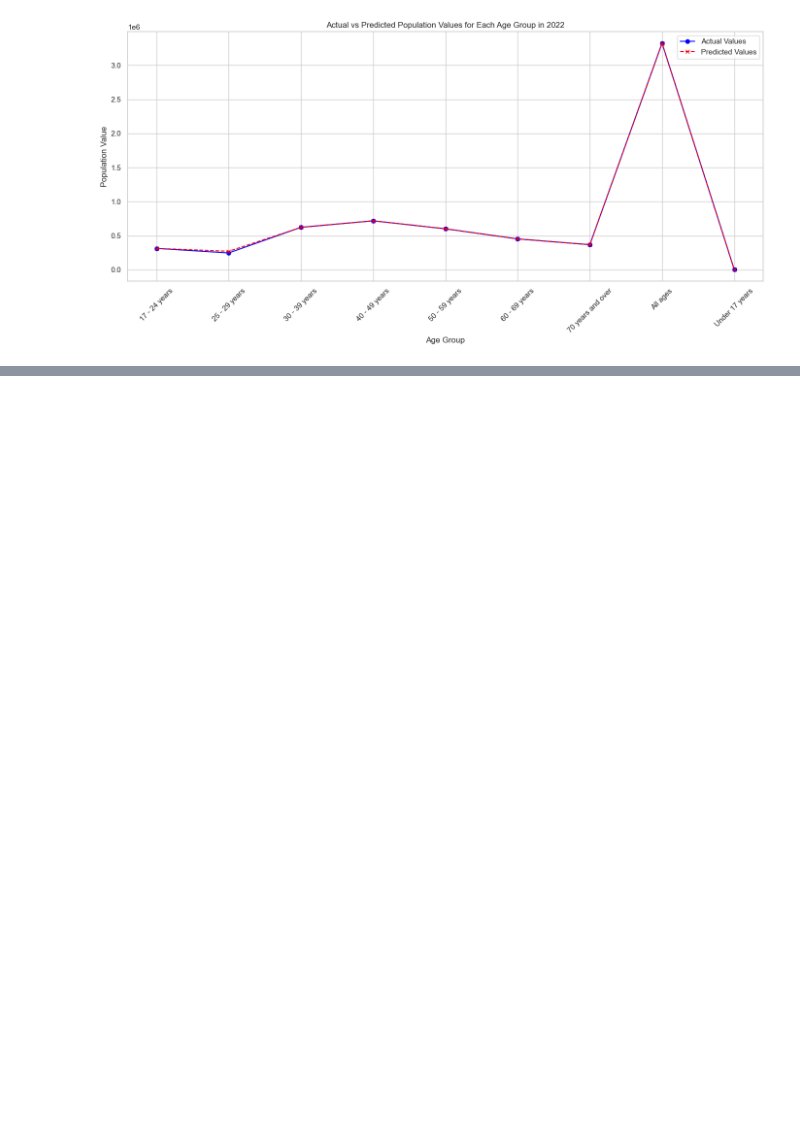
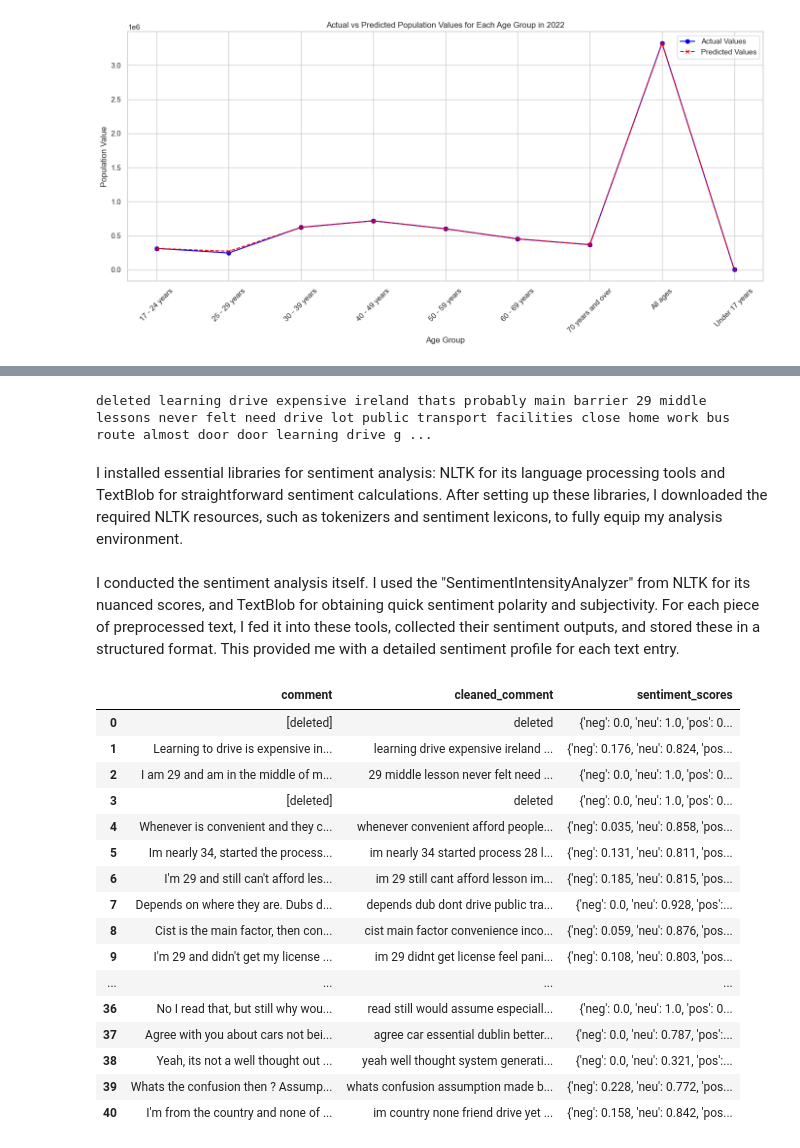
Before and after one commit to TunahanINCE/Current-Driving-Licences, a Jupyter notebook: Current_Driving_Licences.ipynb, the cells around one changed output, grey strips where cells are left out. Cells and saved outputs as stored; diff of their text form; code cells hidden in the pictures; blank space fills up the shorter version.

```diff
--- a/Current_Driving_Licences.ipynb
+++ b/Current_Driving_Licences.ipynb
@@ -2599,0 +2367,31 @@ plt.show()
+# %%
+import re
+from nltk.corpus import stopwords
+from nltk.stem import WordNetLemmatizer
+from nltk.tokenize import word_tokenize
+import nltk
+import pandas as pd
+
+# Gerekli NLTK bileşenlerini indirin (sadece ilk kez gereklidir)
+# nltk.download('punkt')
+# nltk.download('stopwords')
+# nltk.download('wordnet')
+
+# Ön işleme fonksiyonu
+def preprocess_text(text):
+    # Küçük harfe çevirme
+    text = text.lower()
+    # Noktalama işaretlerini kaldırma
+    text = re.sub(r'[^\w\s]', '', text)
+    # Stop words kaldırma
+    stop_words = set(stopwords.words('english'))
+    words = word_tokenize(text)
+    words = [word for word in words if word not in stop_words]
+    # Lemmatization
+    lemmatizer = WordNetLemmatizer()
+    words = [lemmatizer.lemmatize(word) for word in words]
+    return ' '.join(words)
+
+# Assuming 'comments_df' is a DataFrame with a column named 'text' containing the text data.
+comments_df['cleaned_comment'] = comments_df['comment'].apply(preprocess_text)
+print(comments_df['cleaned_comment'])
@@ -2599,0 +2416,14 @@ plt.show()
+# %%
+# Assuming comments_list is a list of comment strings:
+cleaned_comments = [preprocess_text(comment) for comment in comments_list]  # List comprehension to preprocess each comment
+
+# If you need to combine all comments into a single string:
+all_comments_string = ' '.join(cleaned_comments)
+print(all_comments_string)
+
+cleaned_text = preprocess_text(all_comments_string)
+print(cleaned_text)
+# %% [output]
+deleted learning drive expensive ireland thats probably main barrier 29 middle lessons never felt need drive lot public transport facilities close home work bus route almost door door learning drive g ...
+# %% [markdown]
+I installed essential libraries for sentiment analysis: NLTK for its language processing tools and TextBlob for straightforward sentiment calculations. After setting up these libraries, I downloaded the required NLTK resources, such as tokenizers and sentiment lexicons, to fully equip my analysis environment.
@@ -2599,0 +2442,34 @@ plt.show()
+# %% [markdown]
+I conducted the sentiment analysis itself. I used the "SentimentIntensityAnalyzer" from NLTK for its nuanced scores, and TextBlob for obtaining quick sentiment polarity and subjectivity. For each piece of preprocessed text, I fed it into these tools, collected their sentiment outputs, and stored these in a structured format. This provided me with a detailed sentiment profile for each text entry.
+# %%
+from nltk.sentiment import SentimentIntensityAnalyzer
+import pandas as pd
+from textblob import TextBlob
+
+
+# Assuming 'comments_df' is your DataFrame with a 'cleaned_text' column
+sia = SentimentIntensityAnalyzer()
+
+# Create a new column 'sentiment_scores' in your DataFrame
+comments_df['sentiment_scores'] = comments_df['cleaned_comment'].apply(lambda x: sia.polarity_scores(x))
+
+# Now, you can access sentiment scores for each text entry in the DataFrame
+comments_df
+# %% [output]
+|  | comment | cleaned_comment | sentiment_scores |
+| 0 | [deleted] | deleted | {'neg': 0.0, 'neu': 1.0, 'pos': 0... |
+| 1 | Learning to drive is expensive in... | learning drive expensive ireland ... | {'neg': 0.176, 'neu': 0.824, 'pos... |
+| 2 | I am 29 and am in the middle of m... | 29 middle lesson never felt need ... | {'neg': 0.0, 'neu': 1.0, 'pos': 0... |
+| 3 | [deleted] | deleted | {'neg': 0.0, 'neu': 1.0, 'pos': 0... |
+| 4 | Whenever is convenient and they c... | whenever convenient afford people... | {'neg': 0.035, 'neu': 0.858, 'pos... |
+| 5 | Im nearly 34, started the process... | im nearly 34 started process 28 l... | {'neg': 0.131, 'neu': 0.811, 'pos... |
+| 6 | I'm 29 and still can't afford les... | im 29 still cant afford lesson im... | {'neg': 0.185, 'neu': 0.815, 'pos... |
+| 7 | Depends on where they are. Dubs d... | depends dub dont drive public tra... | {'neg': 0.0, 'neu': 0.928, 'pos':... |
+| 8 | Cist is the main factor, then con... | cist main factor convenience inco... | {'neg': 0.059, 'neu': 0.876, 'pos... |
+| 9 | I'm 29 and didn't get my license ... | im 29 didnt get license feel pani... | {'neg': 0.108, 'neu': 0.803, 'pos... |
+| ... | ... | ... | ... |
+| 36 | No I read that, but still why wou... | read still would assume especiall... | {'neg': 0.0, 'neu': 1.0, 'pos': 0... |
+| 37 | Agree with you about cars not bei... | agree car essential dublin better... | {'neg': 0.0, 'neu': 0.787, 'pos':... |
+| 38 | Yeah, its not a well thought out ... | yeah well thought system generati... | {'neg': 0.0, 'neu': 0.321, 'pos':... |
+| 39 | Whats the confusion then ? Assump... | whats confusion assumption made b... | {'neg': 0.228, 'neu': 0.772, 'pos... |
+| 40 | I'm from the country and none of ... | im country none friend drive yet ... | {'neg': 0.158, 'neu': 0.842, 'pos... |
```
Also changed, not shown: parts of 49 cells of this notebook.
